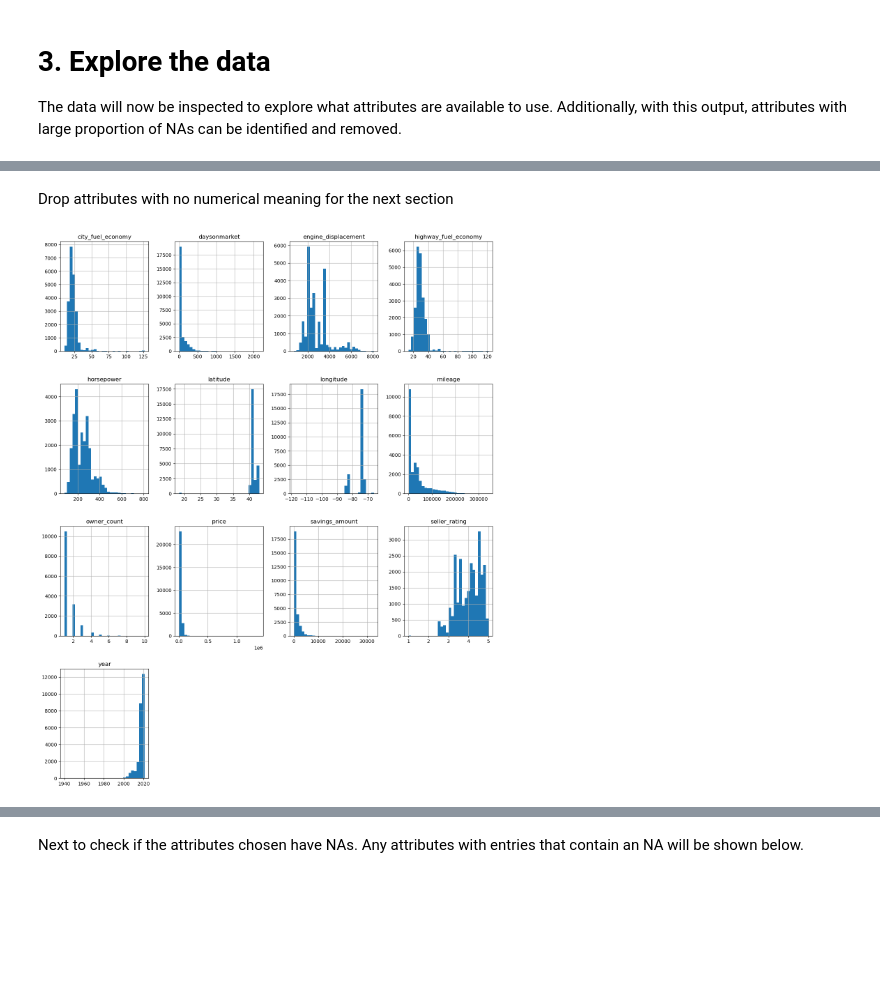
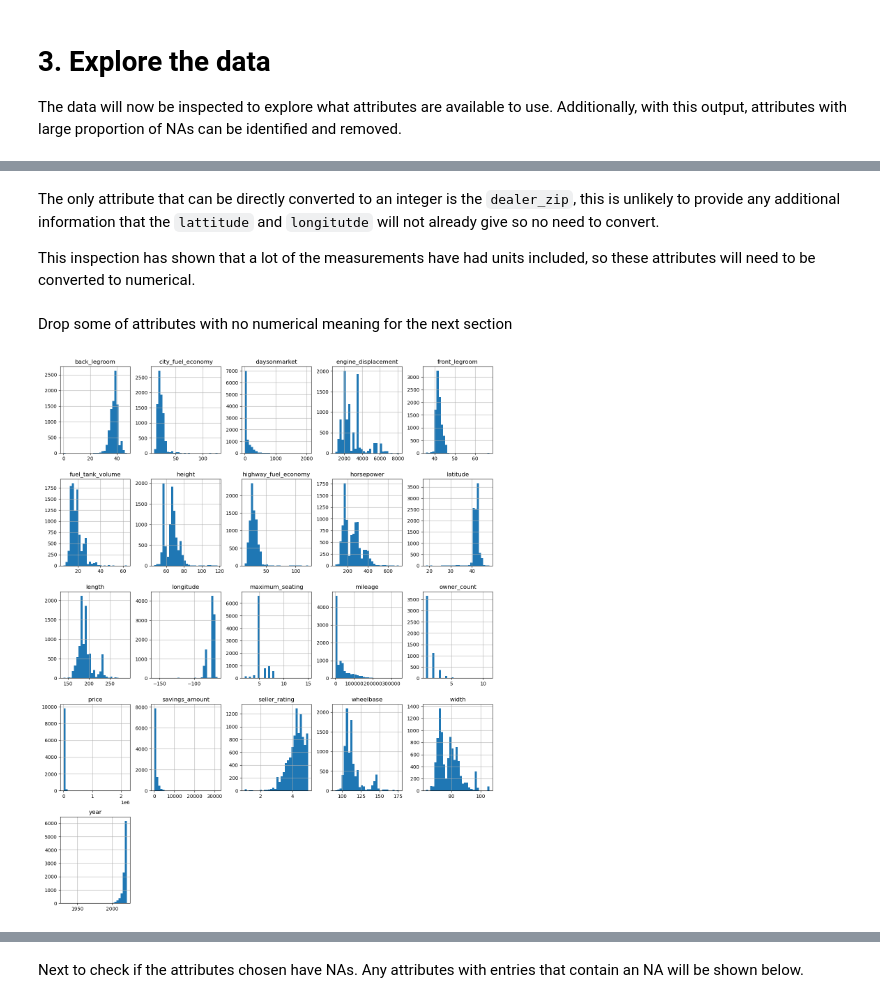
Before and after one commit to johnb-h/Car-Dataset-EDA-and-Prediction-Model, a Jupyter notebook: ID5059_run_script.ipynb, the cells around one changed output, grey strips where cells are left out. Drawn from its saved outputs; the diff is of its cells as text; code cells hidden in the pictures; blank space fills up the shorter version.

Commit message:
Explored data more, and narrowed down attributes

```diff
--- a/ID5059_run_script.ipynb
+++ b/ID5059_run_script.ipynb
@@ -91,3 +114,3 @@ Firstly though, let's drop all attributes from above which have less than 20% no
 # %%
-# Drop all attributes with less than 10% non-null values
-df = df.drop(columns=df.keys()[df.count() / len(df.index) < 0.2])
+# Drop all attributes with less than 50% non-null values
+df = df.drop(columns=df.keys()[df.count() / sample_size < 0.5])
@@ -94,13 +154,47 @@ df = df.drop(columns=df.keys()[df.count() / len(df.index) < 0.2])
+# %% [markdown]
+The only attribute that can be directly converted to an integer is the `dealer_zip`, this is unlikely to provide any additional information that the `lattitude` and `longitutde` will not already give so no need to convert.
+
+This inspection has shown that a lot of the measurements have had units included, so these attributes will need to be converted to numerical.
+# %%
+# Drop dealer_zip
+try:
+    df = df.drop(columns='dealer_zip')
+except KeyError:
+    print("Column already dropped")
+# %%
+def convert_measurement(s: str) -> float:
+    """
+    Converts the measuremnt with units to a numerical value
+    :param s: string measurement
+    :type s: str
+    :return: the actual numerical value
+    """
+    if type(s) == str:
+        s_split: list = s.split(" ")
+        try:
+            return float(s_split[0])
+        # If cannot convert to dtype, ie NA then return NA
+        except ValueError:
+            return float('NaN')
+    # If already converted to correct format, ie if function accidently run twice
+    else:
+        return s
+
+cols_to_convert: list = ["back_legroom", "front_legroom", "fuel_tank_volume", "height", "length",
+                         "maximum_seating", "wheelbase", "width"]
+
+df[cols_to_convert] = df[cols_to_convert].applymap(convert_measurement)
+df[cols_to_convert] = df[cols_to_convert].astype(np.float64)
 # %% [markdown]
-Drop attributes with no numerical meaning for the next section
+Drop some of attributes with no numerical meaning for the next section
 # %%
 import matplotlib.pyplot as mpl
 %matplotlib inline
 
-df_numerical = df.select_dtypes(include=[np.int64, np.float64]).drop(columns=['dealer_zip', 'listing_id', 'sp_id'])
+df_numerical = df.select_dtypes(include=[np.int64, np.float64]).drop(columns=['listing_id', 'sp_id'])
 df_numerical.hist(figsize=(16,20), bins=30)
 mpl.show()
 # %% [output]
-[figure, old version]
+[figure, new version]
 # %% [markdown]
 Observations:
```
Also changed, not shown: parts of 61 cells of this notebook.
